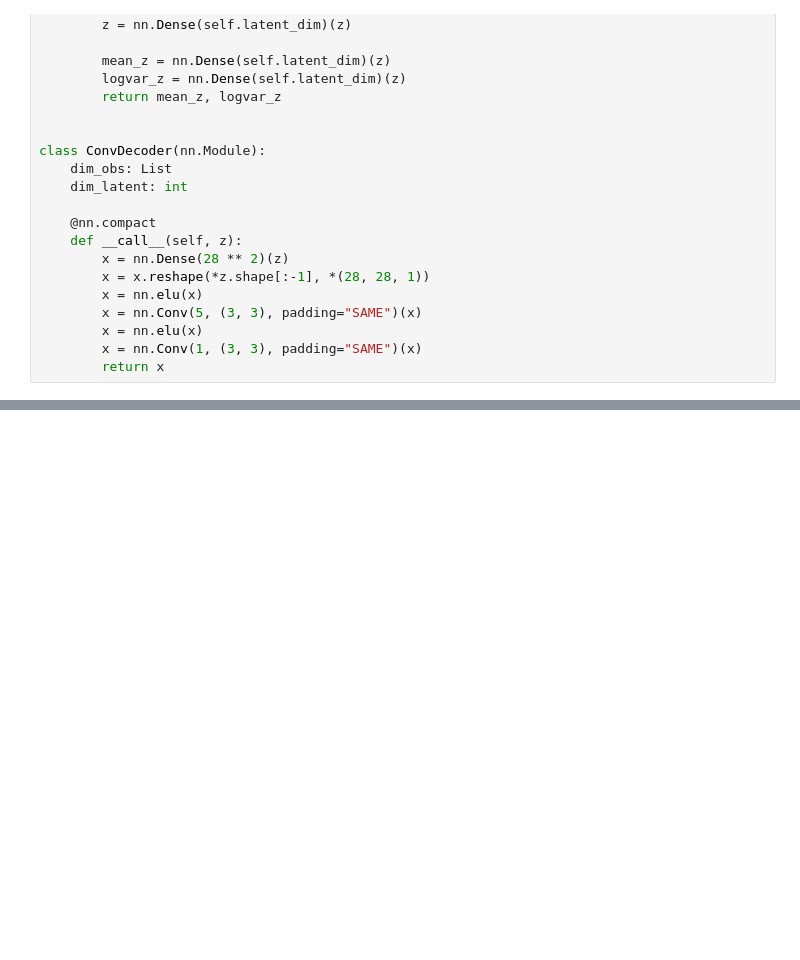
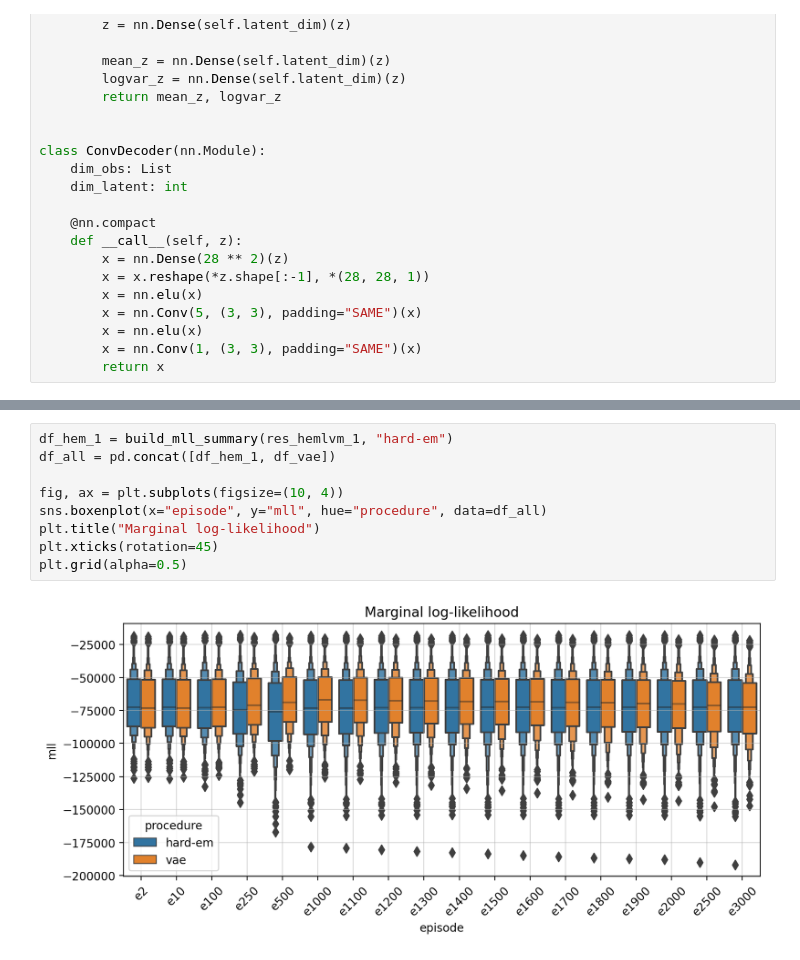
Before and after one commit to gerdm/hard-em-lvm, a Jupyter notebook: notebooks/15-conv-hard-em-ipl-vae-multiple.ipynb, the cells around one changed output, grey strips where cells are left out. Saved outputs shown, nothing was run; the diff lists cells and outputs as text; blank space fills up the shorter version.

```diff
--- a/notebooks/15-conv-hard-em-ipl-vae-multiple.ipynb
+++ b/notebooks/15-conv-hard-em-ipl-vae-multiple.ipynb
@@ -325,0 +284,11 @@ ax.grid(alpha=0.5)
+# %%
+df_hem_1 = build_mll_summary(res_hemlvm_1, "hard-em")
+df_all = pd.concat([df_hem_1, df_vae])
+
+fig, ax = plt.subplots(figsize=(10, 4))
+sns.boxenplot(x="episode", y="mll", hue="procedure", data=df_all)
+plt.title("Marginal log-likelihood")
+plt.xticks(rotation=45)
+plt.grid(alpha=0.5)
+# %% [output]
+[figure, added]
```
Also changed, not shown: parts of 73 cells of this notebook.
